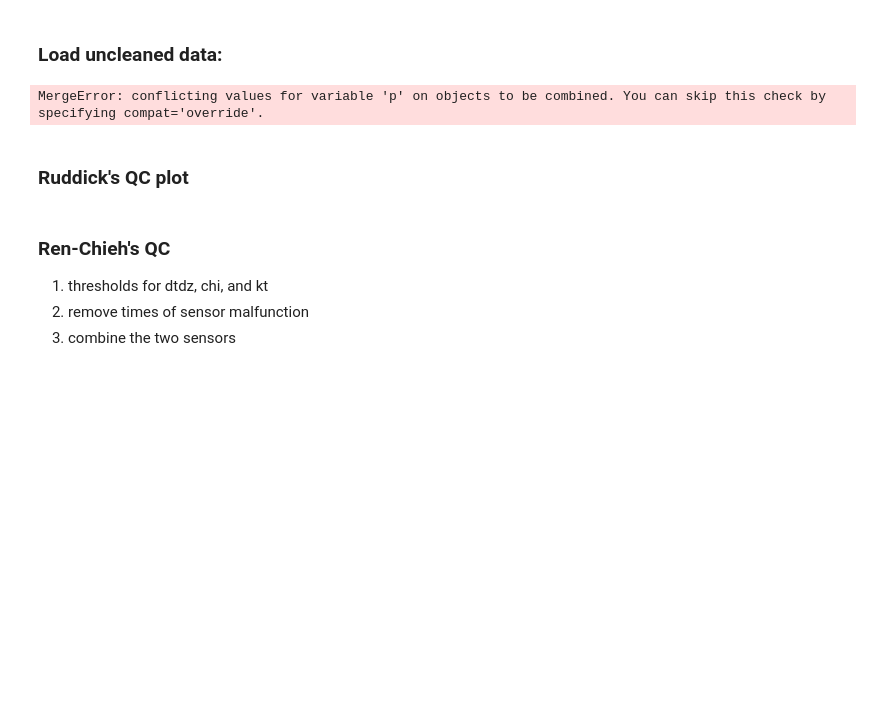
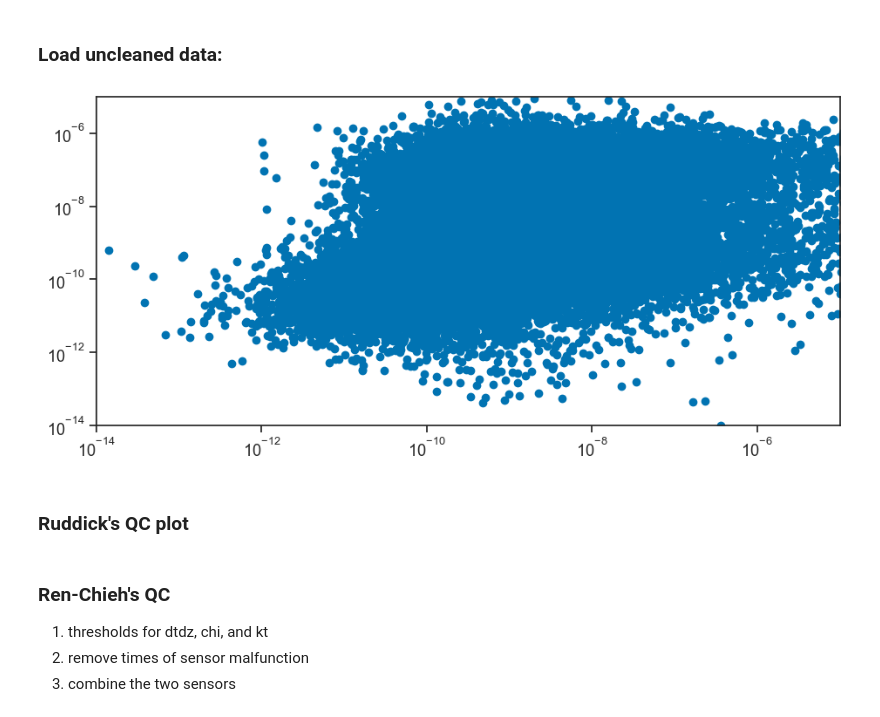
Before and after one commit to sessink/epsilon_from_emapex, a Jupyter notebook: notebooks/qc_epsilon.ipynb, the cells around one changed output. Saved outputs shown, nothing was run; the diff lists cells and outputs as text; code cells hidden in the pictures; blank space fills up the shorter version.

```diff
--- a/notebooks/qc_epsilon.ipynb
+++ b/notebooks/qc_epsilon.ipynb
@@ -140,7 +140,5 @@ def ruddick_fig6_kra(ds):
 # %% [markdown]
 ### Load uncleaned data:
 # %%
-ds = xr.open_mfdataset('../data/niw2016/7786a/*.nc').persist()
-ds = mad_wrapper(ds,p)
+ds = xr.open_mfdataset('../data/niw2016/7781a/*.nc').persist()
+# ds = mad_wrapper(ds,p)
-# %% [output]
-MergeError: conflicting values for variable 'p' on objects to be combined. You can skip this check by specifying compat='override'.
@@ -149,3 +147,11 @@ plot_correlation(ds.eps1_rc, ds.eps1_kra)
+# %%
+plt.scatter(ds.eps1_rc, ds.eps1_kra,rasterized=True)
+plt.xlim(1e-14,1e-5)
+plt.ylim(1e-14,1e-5)
+plt.xscale('log')
+plt.yscale('log')
+# %% [output]
+[figure, added]
 # %% [markdown]
 ### Ruddick's QC plot
 # %%
```
Also changed, not shown: parts of 4 cells of this notebook, 10 other files.
